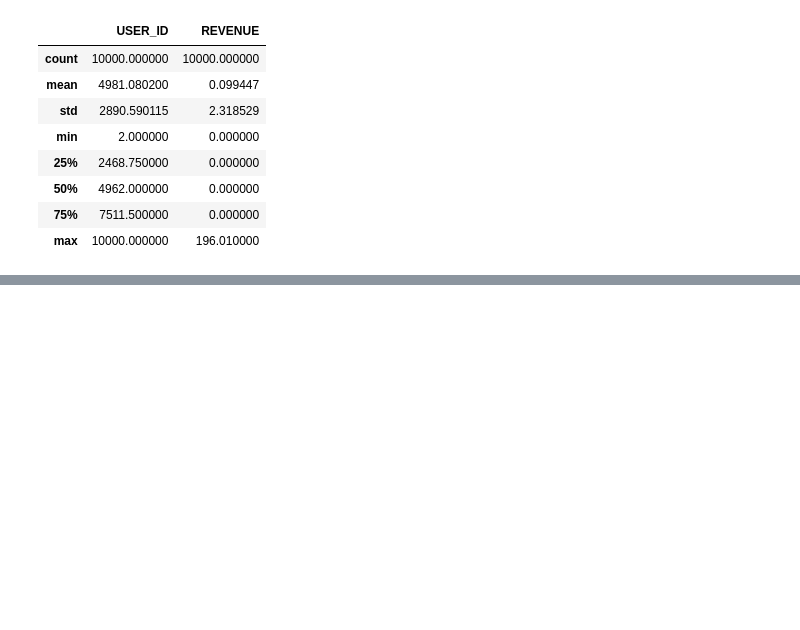
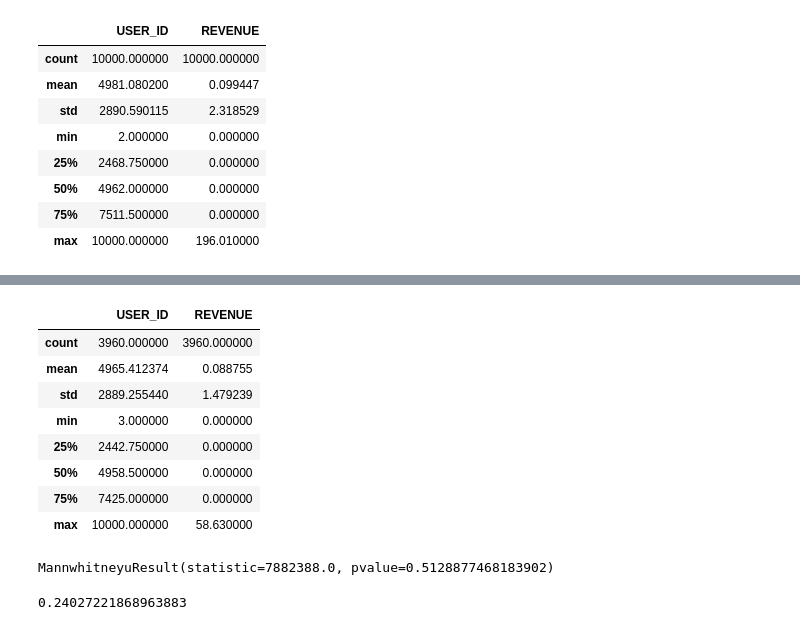
Before and after one commit to Oksana57/Exampl, a Jupyter notebook: dz8.ipynb, the cells around one changed output, grey strips where cells are left out. Drawn from its saved outputs; the diff is of its cells as text; code cells hidden in the pictures; blank space fills up the shorter version.

```diff
--- a/dz8.ipynb
+++ b/dz8.ipynb
@@ -45,0 +88,16 @@ data.describe()
+# %%
+group_b.describe()
+# %% [output]
+|  | USER_ID | REVENUE |
+| count | 3960.000000 | 3960.000000 |
+| mean | 4965.412374 | 0.088755 |
+| std | 2889.255440 | 1.479239 |
+| min | 3.000000 | 0.000000 |
+| 25% | 2442.750000 | 0.000000 |
+| 50% | 4958.500000 | 0.000000 |
+| 75% | 7425.000000 | 0.000000 |
+| max | 10000.000000 | 58.630000 |
+# %%
+stats.mannwhitneyu(x = group_a.REVENUE.values, y = group_b.REVENUE.values)
+# %% [output]
+MannwhitneyuResult(statistic=7882388.0, pvalue=0.5128877468183902)
@@ -45,0 +115,10 @@ data.describe()
+# %%
+alpha = 0.05
+
+analysis = TTestIndPower()
+result = analysis.solve_power(f, power=None,
+nobs1=n, ratio=1.0, alpha=alpha)
+
+result
+# %% [output]
+0.24027221868963883
```
Also changed, not shown: parts of 10 cells of this notebook.
